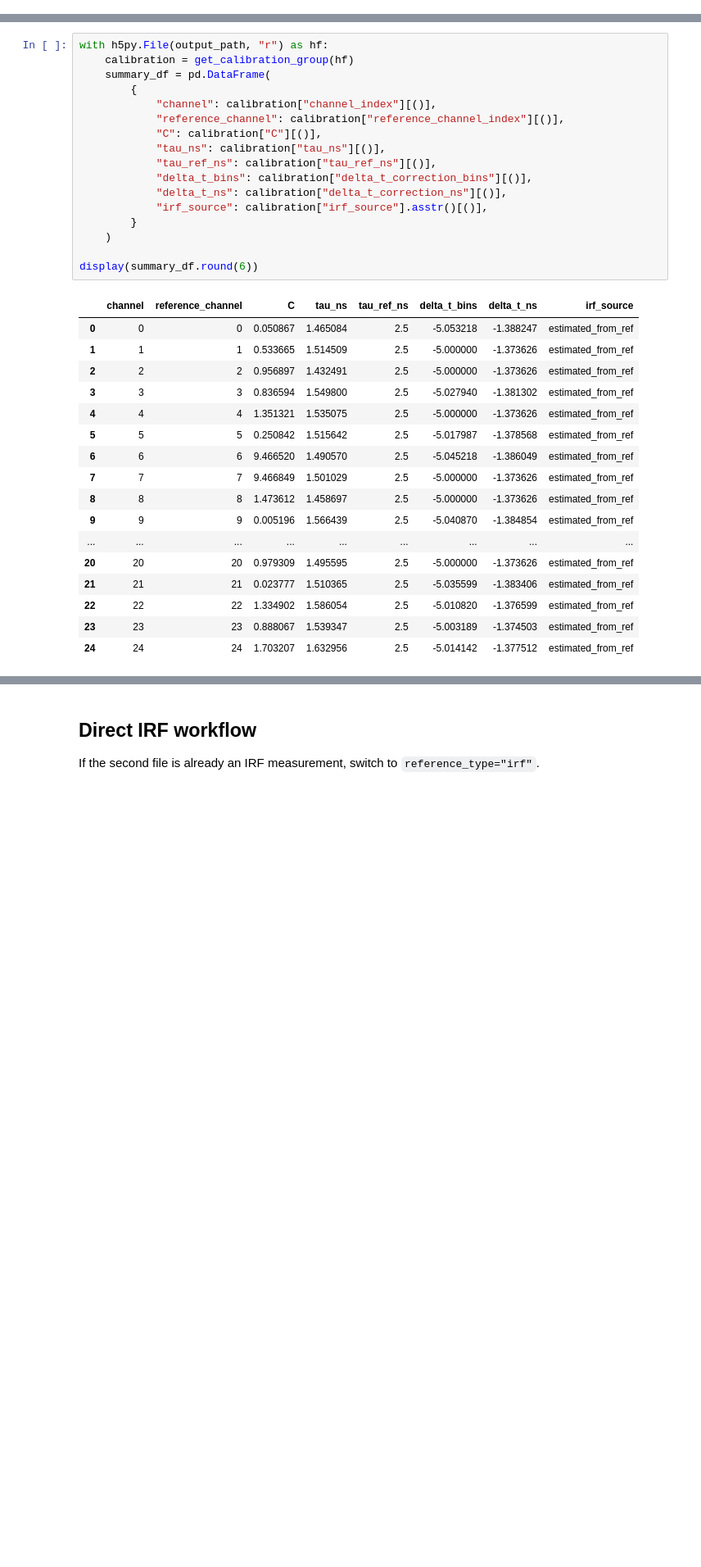
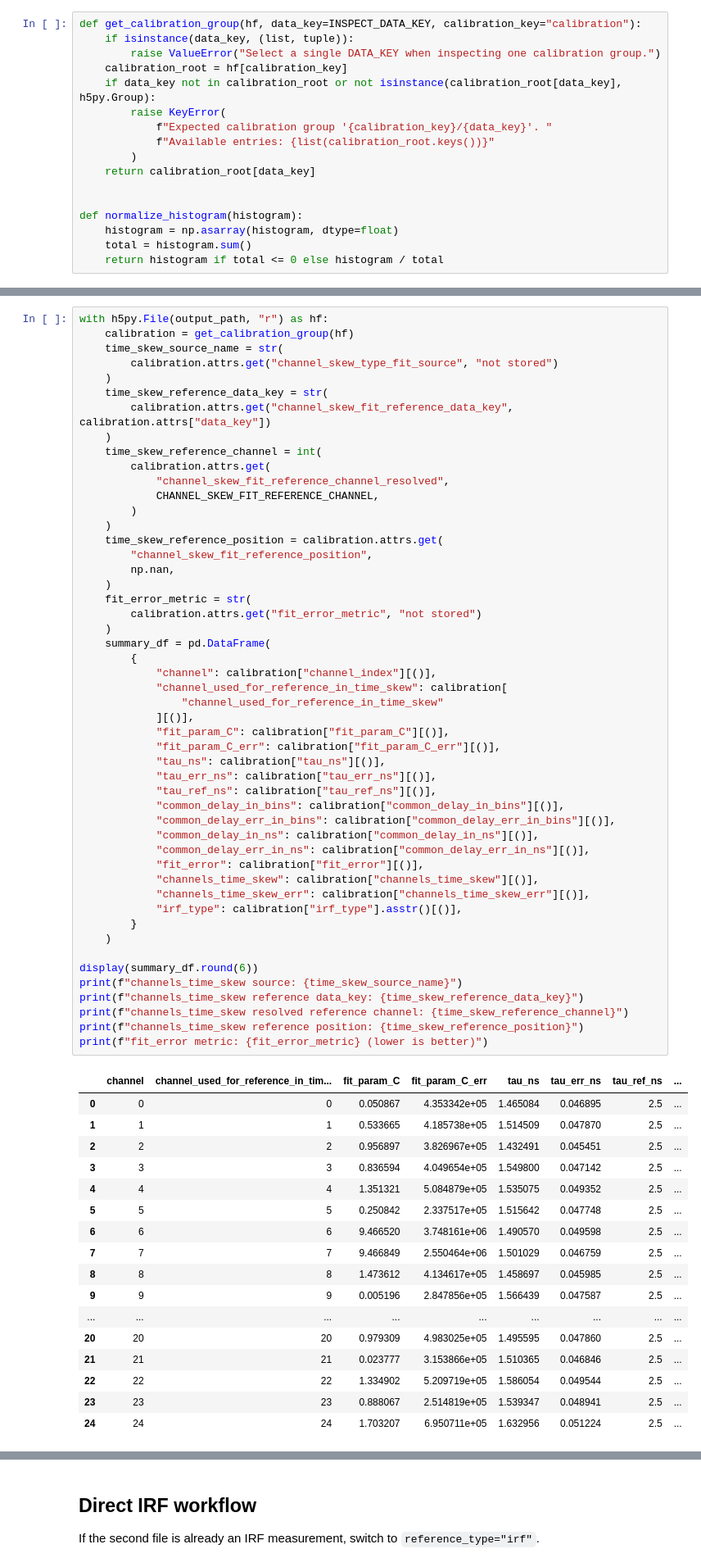
Before and after one commit to VicidominiLab/BrightEyes-Flim, a Jupyter notebook: example notebooks/h5 DFD calibration workflow.ipynb, the cells around one changed output, grey strips where cells are left out. Shown at 82% size. Drawn from its saved outputs; the diff is of its cells as text; blank space fills up the shorter version.

Commit message:
Naming changed and simpler parameters - v0.9.6

```diff
--- a/example notebooks/h5 DFD calibration workflow.ipynb
+++ b/example notebooks/h5 DFD calibration workflow.ipynb
@@ -93 +105,18 @@ print(output_path)
+# %%
+def get_calibration_group(hf, data_key=INSPECT_DATA_KEY, calibration_key="calibration"):
+    if isinstance(data_key, (list, tuple)):
+        raise ValueError("Select a single DATA_KEY when inspecting one calibration group.")
+    calibration_root = hf[calibration_key]
+    if data_key not in calibration_root or not isinstance(calibration_root[data_key], h5py.Group):
+        raise KeyError(
+            f"Expected calibration group '{calibration_key}/{data_key}'. "
+            f"Available entries: {list(calibration_root.keys())}"
+        )
+    return calibration_root[data_key]
+
+
+def normalize_histogram(histogram):
+    histogram = np.asarray(histogram, dtype=float)
+    total = histogram.sum()
+    return histogram if total <= 0 else histogram / total
 # %% [markdown]
@@ -97,35 +133,68 @@ The cells below read the calibrated HDF5 output without rerunning the fit.
 # %%
 with h5py.File(output_path, "r") as hf:
     calibration = get_calibration_group(hf)
+    time_skew_source_name = str(
+        calibration.attrs.get("channel_skew_type_fit_source", "not stored")
+    )
+    time_skew_reference_data_key = str(
+        calibration.attrs.get("channel_skew_fit_reference_data_key", calibration.attrs["data_key"])
+    )
+    time_skew_reference_channel = int(
+        calibration.attrs.get(
+            "channel_skew_fit_reference_channel_resolved",
+            CHANNEL_SKEW_FIT_REFERENCE_CHANNEL,
+        )
+    )
+    time_skew_reference_position = calibration.attrs.get(
+        "channel_skew_fit_reference_position",
+        np.nan,
+    )
+    fit_error_metric = str(
+        calibration.attrs.get("fit_error_metric", "not stored")
+    )
     summary_df = pd.DataFrame(
         {
             "channel": calibration["channel_index"][()],
-            "reference_channel": calibration["reference_channel_index"][()],
-            "C": calibration["C"][()],
+            "channel_used_for_reference_in_time_skew": calibration[
+                "channel_used_for_reference_in_time_skew"
+            ][()],
+            "fit_param_C": calibration["fit_param_C"][()],
+            "fit_param_C_err": calibration["fit_param_C_err"][()],
             "tau_ns": calibration["tau_ns"][()],
+            "tau_err_ns": calibration["tau_err_ns"][()],
             "tau_ref_ns": calibration["tau_ref_ns"][()],
-            "delta_t_bins": calibration["delta_t_correction_bins"][()],
-            "delta_t_ns": calibration["delta_t_correction_ns"][()],
-            "irf_source": calibration["irf_source"].asstr()[()],
+            "common_delay_in_bins": calibration["common_delay_in_bins"][()],
+            "common_delay_err_in_bins": calibration["common_delay_err_in_bins"][()],
+            "common_delay_in_ns": calibration["common_delay_in_ns"][()],
+            "common_delay_err_in_ns": calibration["common_delay_err_in_ns"][()],
+            "fit_error": calibration["fit_error"][()],
+            "channels_time_skew": calibration["channels_time_skew"][()],
+            "channels_time_skew_err": calibration["channels_time_skew_err"][()],
+            "irf_type": calibration["irf_type"].asstr()[()],
         }
     )
 
 display(summary_df.round(6))
+print(f"channels_time_skew source: {time_skew_source_name}")
+print(f"channels_time_skew reference data_key: {time_skew_reference_data_key}")
+print(f"channels_time_skew resolved reference channel: {time_skew_reference_channel}")
+print(f"channels_time_skew reference position: {time_skew_reference_position}")
+print(f"fit_error metric: {fit_error_metric} (lower is better)")
 # %% [output]
-|  | channel | reference_channel | C | tau_ns | tau_ref_ns | delta_t_bins | delta_t_ns | irf_source |
-| 0 | 0 | 0 | 0.050867 | 1.465084 | 2.5 | -5.053218 | -1.388247 | estimated_from_ref |
-| 1 | 1 | 1 | 0.533665 | 1.514509 | 2.5 | -5.000000 | -1.373626 | estimated_from_ref |
-| 2 | 2 | 2 | 0.956897 | 1.432491 | 2.5 | -5.000000 | -1.373626 | estimated_from_ref |
-| 3 | 3 | 3 | 0.836594 | 1.549800 | 2.5 | -5.027940 | -1.381302 | estimated_from_ref |
-| 4 | 4 | 4 | 1.351321 | 1.535075 | 2.5 | -5.000000 | -1.373626 | estimated_from_ref |
-| 5 | 5 | 5 | 0.250842 | 1.515642 | 2.5 | -5.017987 | -1.378568 | estimated_from_ref |
-| 6 | 6 | 6 | 9.466520 | 1.490570 | 2.5 | -5.045218 | -1.386049 | estimated_from_ref |
-| 7 | 7 | 7 | 9.466849 | 1.501029 | 2.5 | -5.000000 | -1.373626 | estimated_from_ref |
-| 8 | 8 | 8 | 1.473612 | 1.458697 | 2.5 | -5.000000 | -1.373626 | estimated_from_ref |
-| 9 | 9 | 9 | 0.005196 | 1.566439 | 2.5 | -5.040870 | -1.384854 | estimated_from_ref |
+|  | channel | channel_used_for_reference_in_tim... | fit_param_C | fit_param_C_err | tau_ns | tau_err_ns | tau_ref_ns | ... |
+| 0 | 0 | 0 | 0.050867 | 4.353342e+05 | 1.465084 | 0.046895 | 2.5 | ... |
+| 1 | 1 | 1 | 0.533665 | 4.185738e+05 | 1.514509 | 0.047870 | 2.5 | ... |
+| 2 | 2 | 2 | 0.956897 | 3.826967e+05 | 1.432491 | 0.045451 | 2.5 | ... |
+| 3 | 3 | 3 | 0.836594 | 4.049654e+05 | 1.549800 | 0.047142 | 2.5 | ... |
+| 4 | 4 | 4 | 1.351321 | 5.084879e+05 | 1.535075 | 0.049352 | 2.5 | ... |
+| 5 | 5 | 5 | 0.250842 | 2.337517e+05 | 1.515642 | 0.047748 | 2.5 | ... |
+| 6 | 6 | 6 | 9.466520 | 3.748161e+06 | 1.490570 | 0.049598 | 2.5 | ... |
+| 7 | 7 | 7 | 9.466849 | 2.550464e+06 | 1.501029 | 0.046759 | 2.5 | ... |
+| 8 | 8 | 8 | 1.473612 | 4.134617e+05 | 1.458697 | 0.045985 | 2.5 | ... |
+| 9 | 9 | 9 | 0.005196 | 2.847856e+05 | 1.566439 | 0.047587 | 2.5 | ... |
 | ... | ... | ... | ... | ... | ... | ... | ... | ... |
-| 20 | 20 | 20 | 0.979309 | 1.495595 | 2.5 | -5.000000 | -1.373626 | estimated_from_ref |
-| 21 | 21 | 21 | 0.023777 | 1.510365 | 2.5 | -5.035599 | -1.383406 | estimated_from_ref |
-| 22 | 22 | 22 | 1.334902 | 1.586054 | 2.5 | -5.010820 | -1.376599 | estimated_from_ref |
-| 23 | 23 | 23 | 0.888067 | 1.539347 | 2.5 | -5.003189 | -1.374503 | estimated_from_ref |
-| 24 | 24 | 24 | 1.703207 | 1.632956 | 2.5 | -5.014142 | -1.377512 | estimated_from_ref |
+| 20 | 20 | 20 | 0.979309 | 4.983025e+05 | 1.495595 | 0.047860 | 2.5 | ... |
+| 21 | 21 | 21 | 0.023777 | 3.153866e+05 | 1.510365 | 0.046846 | 2.5 | ... |
+| 22 | 22 | 22 | 1.334902 | 5.209719e+05 | 1.586054 | 0.049544 | 2.5 | ... |
+| 23 | 23 | 23 | 0.888067 | 2.514819e+05 | 1.539347 | 0.048941 | 2.5 | ... |
+| 24 | 24 | 24 | 1.703207 | 6.950711e+05 | 1.632956 | 0.051224 | 2.5 | ... |
```
Also changed, not shown: parts of 20 cells of this notebook, 2 other files.
